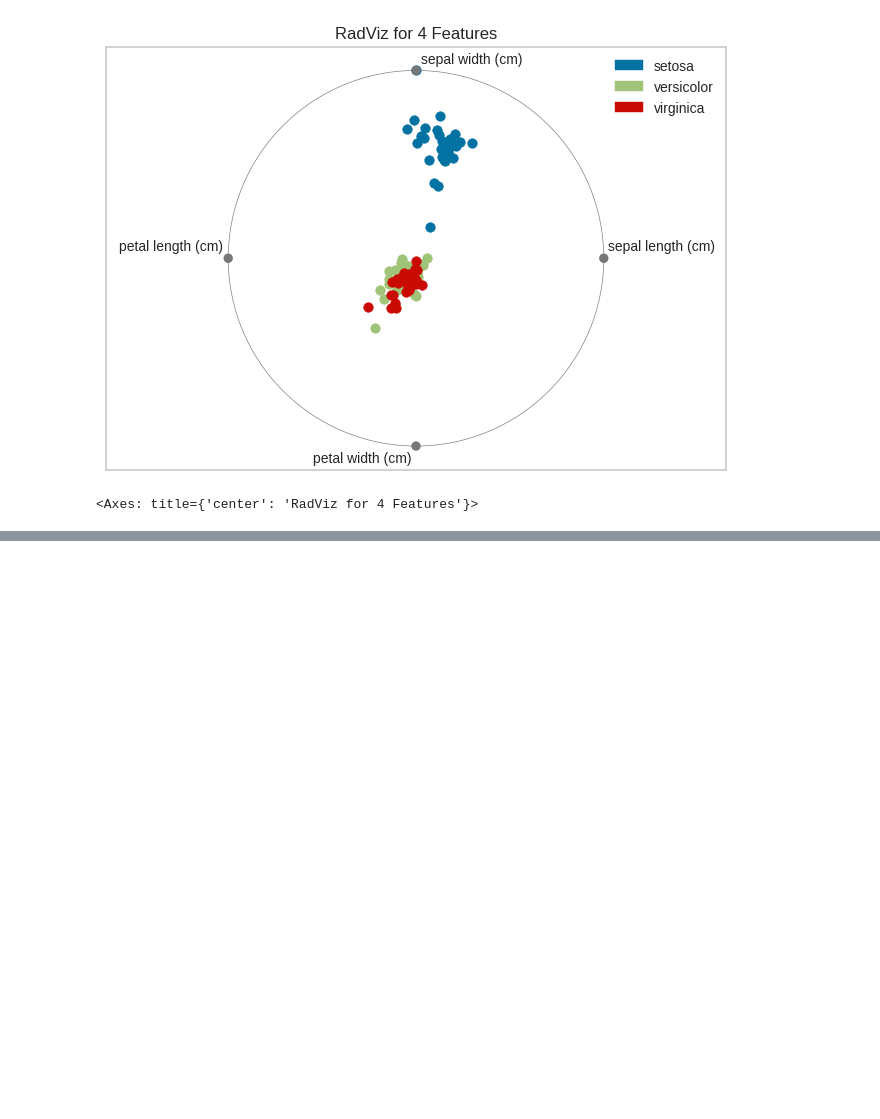
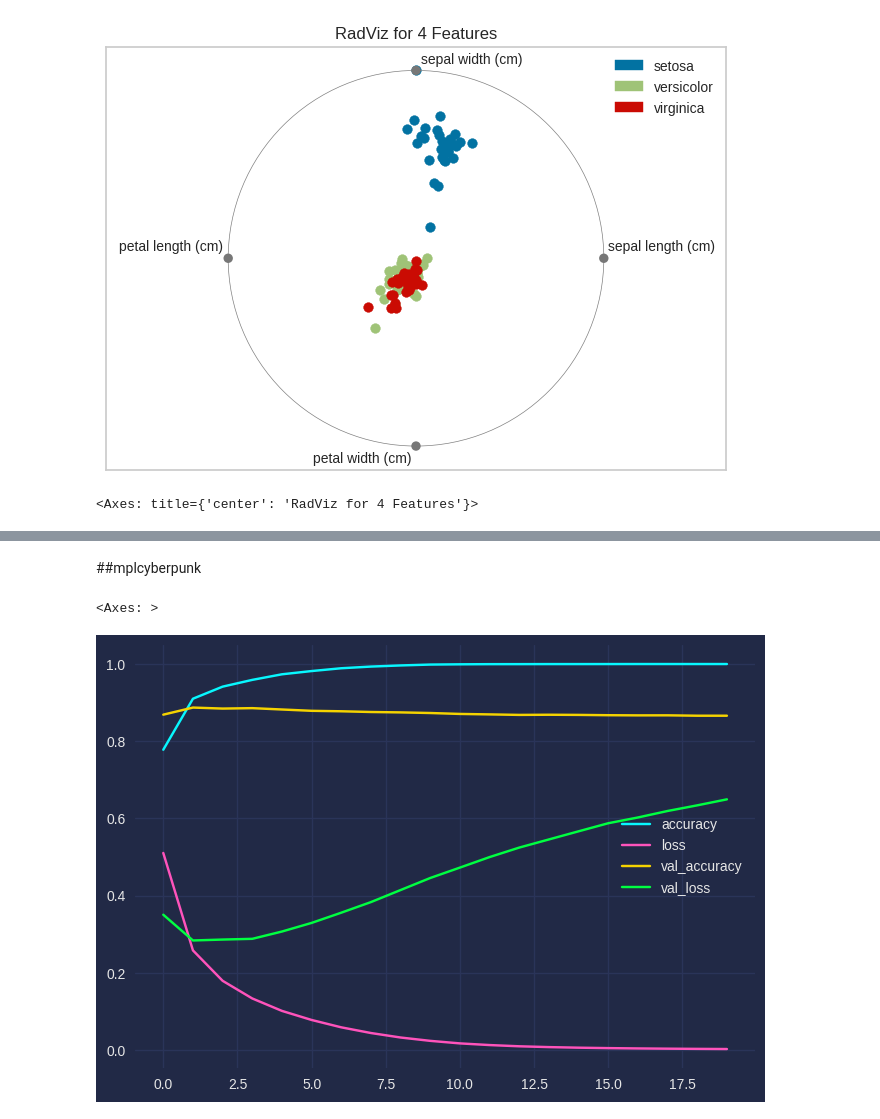
Before and after one commit to MinyaevAndrey/MYPETS, a Jupyter notebook: metrics.ipynb, the cells around one changed output, grey strips where cells are left out. Saved outputs shown, nothing was run; the diff lists cells and outputs as text; code cells hidden in the pictures; blank space fills up the shorter version.

```diff
--- a/metrics.ipynb
+++ b/metrics.ipynb
@@ -785,0 +846,2 @@ viz_rad.show()
+# %% [markdown]
+##mplcyberpunk
@@ -785,0 +850,7 @@ viz_rad.show()
+# %%
+import mplcyberpunk
+plt.style.use("cyberpunk")
+pd.DataFrame(history.history).plot()
+# %% [output]
+<Axes: >
+[figure, added]
```
Also changed, not shown: parts of 12 cells of this notebook.
